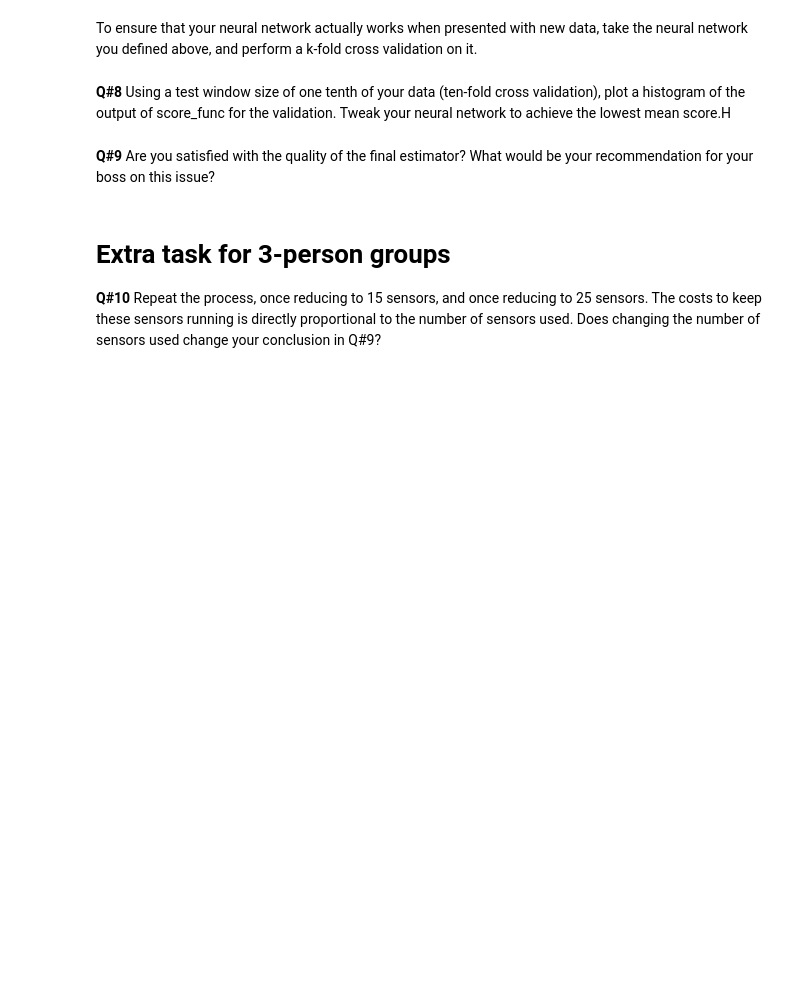
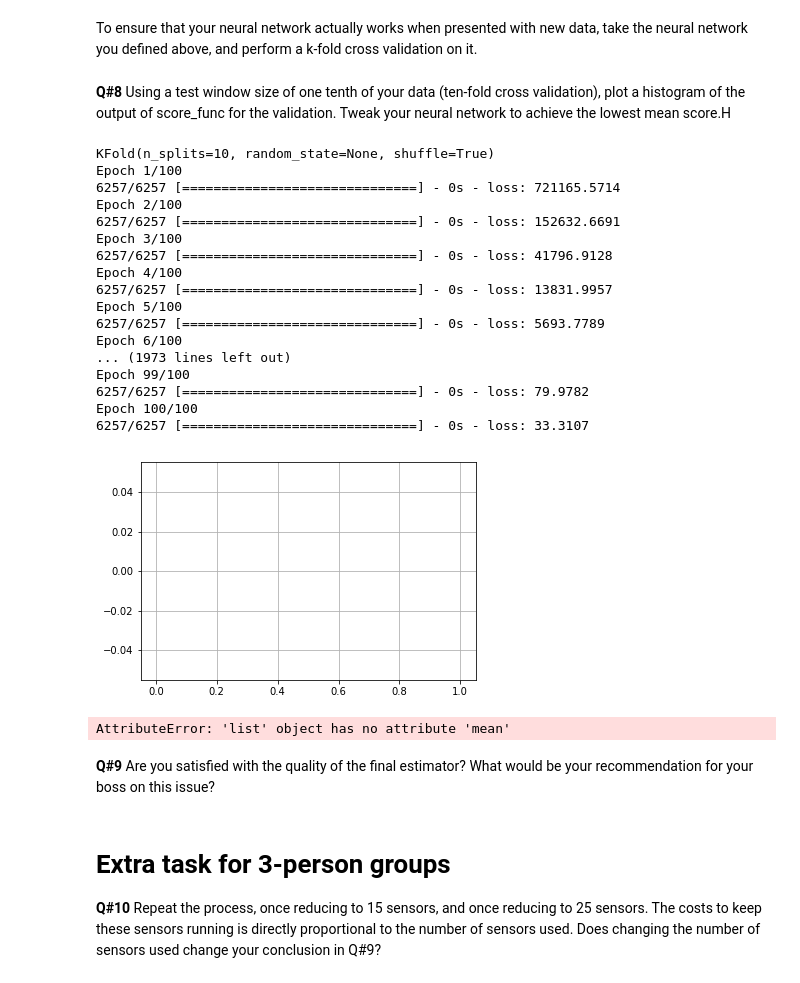
Before and after one commit to pmierzwa/intelligentSystemsDeliverable3, a Jupyter notebook: HI3_modeling.ipynb, the cells around one changed output. Cells and saved outputs as stored; diff of their text form; code cells hidden in the pictures; blank space fills up the shorter version.

```diff
--- a/HI3_modeling.ipynb
+++ b/HI3_modeling.ipynb
@@ -71,2 +113,8 @@ Split your data into a training and test set, build your neural network below, a
 # %%
 # Split data into training and test
+from sklearn.model_selection import train_test_split
+
+x_train, x_test, y_train, y_test = train_test_split(field_data,
+                                                    crit_data2,
+                                                    test_size=0.25,
+                                                    random_state=42)
@@ -83,3 +157,56 @@ To ensure that your neural network actually works when presented with new data,
+# %%
+# Your k-fold code goes here.
+from sklearn.model_selection import KFold
+import matplotlib.pyplot as plt
+import numpy as np
+from keras.models import Sequential
+from keras.layers import Dense, Activation
+from keras import optimizers
+
+listOfErrors2 = list()
+
+
+kf1 = KFold(n_splits=10,shuffle=True)
+print(kf1)
+for train_index, test_index in kf1.split(field_data):
+    X_train, X_test = field_data.iloc[train_index], field_data.iloc[test_index]
+    Y_train, Y_test = crit_data2.iloc[train_index], crit_data2.iloc[test_index]
+    #print(X_test)
+    model = Sequential()
+    model.add(Dense(10, input_shape=(27,)))
+    model.add(Activation('linear'))
+
+    adam = optimizers.Adam(lr=0.1, beta_1=0.9, beta_2=0.999, epsilon=1e-08, decay=0.0)
+    model.compile(loss='mean_squared_error', optimizer=adam)
+    history1=model.fit(x_train.values,y_train.values, epochs = 100, batch_size=500, shuffle=False)
+    y_pred2 = model.predict(x_test.values, batch_size = 1000)
+    listOfErrors1.append(history1.history['loss'][-1])
+
+plt.hist(listOfErrors2)
+plt.grid(True)
+plt.show()
+
+print("mean score: ",listOfErrors2.mean)
+# %% [output]
+KFold(n_splits=10, random_state=None, shuffle=True)
+Epoch 1/100
+6257/6257 [==============================] - 0s - loss: 721165.5714
+Epoch 2/100
+6257/6257 [==============================] - 0s - loss: 152632.6691
+Epoch 3/100
+6257/6257 [==============================] - 0s - loss: 41796.9128
+Epoch 4/100
+6257/6257 [==============================] - 0s - loss: 13831.9957
+Epoch 5/100
+6257/6257 [==============================] - 0s - loss: 5693.7789
+Epoch 6/100
+... (1973 lines left out)
+Epoch 99/100
+6257/6257 [==============================] - 0s - loss: 79.9782
+Epoch 100/100
+6257/6257 [==============================] - 0s - loss: 33.3107
+[figure, added]
+AttributeError: 'list' object has no attribute 'mean'
 # %% [markdown]
 **Q#9** Are you satisfied with the quality of the final estimator? What would be your recommendation for your boss on this issue?
 # %% [markdown]
```
Also changed, not shown: parts of 10 cells of this notebook, 4 other files.
